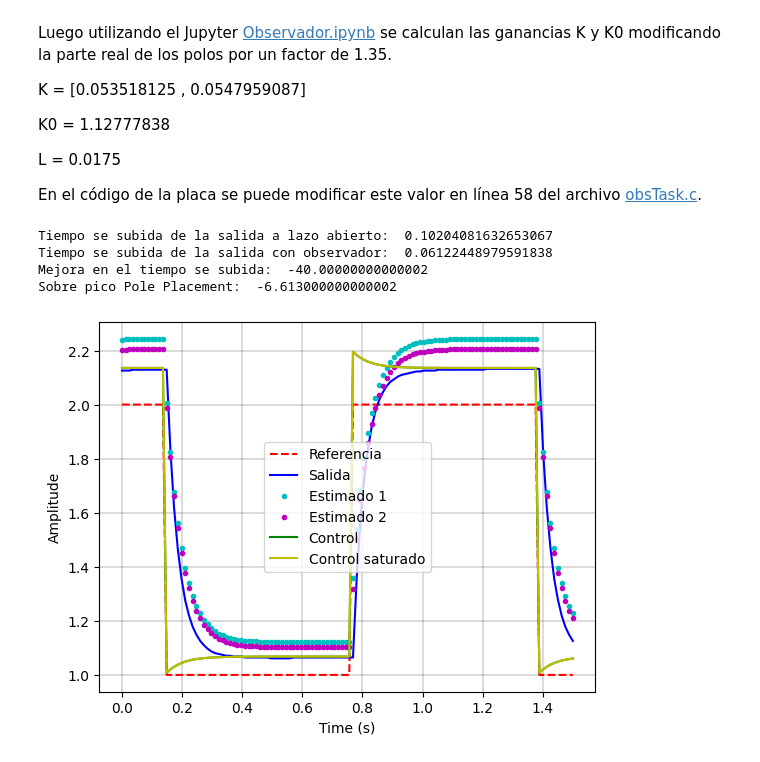
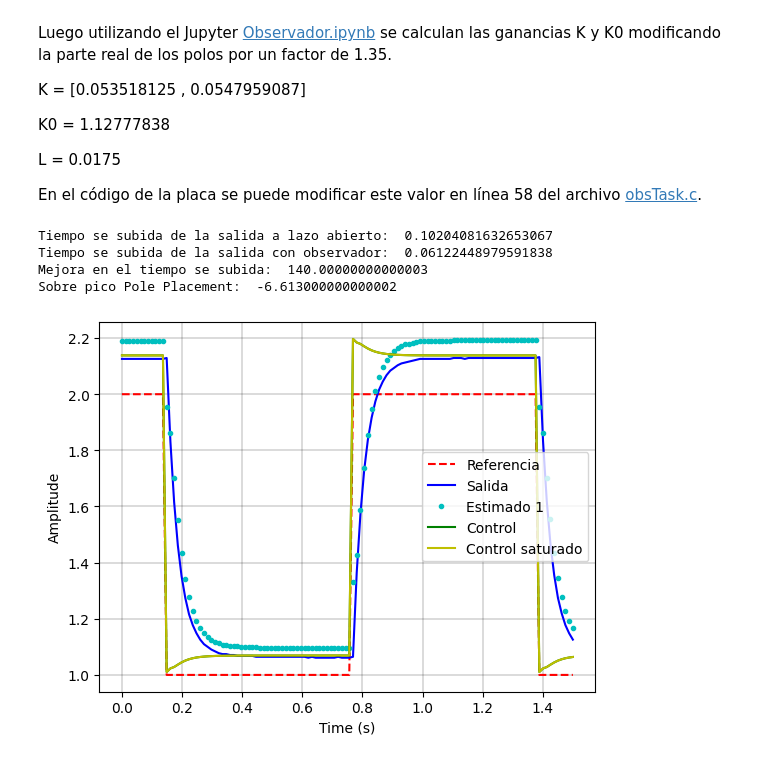
Before and after one commit to SaEsteva/CD, a Jupyter notebook: TP_Esteva.ipynb, the cells around one changed output. Saved outputs shown, nothing was run; the diff lists cells and outputs as text; code cells hidden in the pictures.

Commit message:
Mejora
Mejora de enunciado

```diff
--- a/TP_Esteva.ipynb
+++ b/TP_Esteva.ipynb
@@ -257,7 +270,7 @@ trise = np.linspace(0, 1, len(yrise))
 rTime_cl = calculaterisetime( yrise, trise,1.1,1.8)
 print("Tiempo se subida de la salida a lazo abierto: ",rTime_ol)
 print("Tiempo se subida de la salida con control PID: ",rTime_cl)
-time_dif = 100*(rTime_cl-rTime_ol)/rTime_ol
+time_dif = 100*(1-(rTime_cl-rTime_ol)/rTime_ol)
 print("Mejora en el tiempo se subida: ",time_dif)
 
 Pico = 100*(2.0-np.max(y))/2.0
@@ -337,7 +350,7 @@ trise_cl = np.linspace(0, 1, len(yrise_cl))
 rTime_cl = calculaterisetime( yrise_cl, trise_cl,1.1,1.8)
 print("Tiempo se subida de la salida a lazo abierto: ",rTime_ol)
 print("Tiempo se subida de la salida con control Pole placement: ",rTime_cl)
-time_dif = 100*(rTime_cl-rTime_ol)/rTime_ol
+time_dif = 100*(1-(rTime_cl-rTime_ol)/rTime_ol)
 print("Mejora en el tiempo se subida: ",time_dif)
 
 Pico = 100*(2.0-np.max(y))/2.0
@@ -385,7 +398,7 @@ yrise_cl = y[Init:Fin]
 trise_cl = np.linspace(0, 1, len(yrise_cl))
 rTime_cl = calculaterisetime( yrise_cl, trise_cl,1.1,1.8)
 print("Tiempo se subida de la salida con control Pole placement: ",rTime_cl)
-time_dif = 100*(rTime_cl-rTime_ol)/rTime_ol
+time_dif = 100*(1-(rTime_cl-rTime_ol)/rTime_ol)
 print("Mejora en el tiempo se subida: ",time_dif)
 Pico = 100*(2.0-np.max(y))/2.0
 print("Sobre pico LQR: ",Pico)
@@ -451,41 +464,41 @@ L = 0.0175
 En el código de la placa se puede modificar este valor en línea 58 del archivo [obsTask.c](observador_rtos/src/obsTask.c).
 # %%
 r = [ 2.00000,2.00000,2.00000,2.00000,2.00000,2.00000,2.00000,2.00000,2.00000,2.00000,2.00000,2.00000,1.00000,1.00000,1.00000,1.00000,1.00000,1.00000,1.00000,1.00000,1.00000,1.00000,1.00000,1.00000,1.00000,1.00000,1.00000,1.00000,1.00000,1.00000,1.00000,1.00000,1.00000,1.00000,1.00000,1.00000,1.00000,1.00000,1.00000,1.00000,1.00000,1.00000,1.00000,1.00000,1.00000,1.00000,1.00000,1.00000,1.00000,1.00000,1.00000,1.00000,1.00000,1.00000,1.00000,1.00000,1.00000,1.00000,1.00000,1.00000,1.00000,1.00000,2.00000,2.00000,2.00000,2.00000,2.00000,2.00000,2.00000,2.00000,2.00000,2.00000,2.00000,2.00000,2.00000,2.00000,2.00000,2.00000,2.00000,2.00000,2.00000,2.00000,2.00000,2.00000,2.00000,2.00000,2.00000,2.00000,2.00000,2.00000,2.00000,2.00000,2.00000,2.00000,2.00000,2.00000,2.00000,2.00000,2.00000,2.00000,2.00000,2.00000,2.00000,2.00000,2.00000,2.00000,2.00000,2.00000,2.00000,2.00000,2.00000,2.00000,1.00000,1.00000,1.00000,1.00000,1.00000,1.00000,1.00000,1.00000,1.00000,1.00000]
-y = [ 2.12581,2.12581,2.12581,2.12903,2.12903,2.12903,2.12903,2.12903,2.12903,2.12903,2.12903,2.12903,2.12903,1.83226,1.61613,1.46452,1.35484,1.27419,1.21935,1.17742,1.14839,1.12581,1.10968,1.09677,1.08710,1.08064,1.07742,1.07419,1.07097,1.07097,1.06774,1.06774,1.06774,1.06452,1.06452,1.06452,1.06452,1.06452,1.06452,1.06452,1.06129,1.06129,1.06129,1.06129,1.06129,1.06129,1.06452,1.06452,1.06452,1.06452,1.06452,1.06452,1.06452,1.06452,1.06452,1.06452,1.06452,1.06452,1.06452,1.06452,1.06452,1.06452,1.06452,1.36129,1.57419,1.72581,1.83548,1.91613,1.97419,2.01613,2.04516,2.06774,2.08387,2.09355,2.10323,2.10968,2.11290,2.11613,2.11935,2.12258,2.12258,2.12581,2.12581,2.12581,2.12581,2.12903,2.12903,2.12903,2.12903,2.12903,2.12903,2.12903,2.12903,2.12903,2.12903,2.12903,2.12903,2.12903,2.13226,2.13226,2.13226,2.13226,2.13226,2.13226,2.13226,2.13226,2.13226,2.13226,2.13226,2.13226,2.13226,2.13226,2.13226,1.83226,1.61935,1.46774,1.35484,1.27742,1.21935,1.17742,1.14839,1.12581]
-x1_hat = [ 2.24040,2.24085,2.24120,2.24152,2.24178,2.24198,2.24213,2.24225,2.24235,2.24242,2.24248,2.24252,2.00526,1.82355,1.67812,1.56215,1.46987,1.39656,1.33849,1.29250,1.25617,1.22746,1.20481,1.18694,1.17285,1.16175,1.15305,1.14622,1.14084,1.13664,1.13332,1.13073,1.12871,1.12708,1.12582,1.12483,1.12406,1.12346,1.12299,1.12262,1.12228,1.12202,1.12181,1.12165,1.12153,1.12143,1.12141,1.12139,1.12138,1.12137,1.12137,1.12136,1.12136,1.12135,1.12135,1.12135,1.12135,1.12134,1.12134,1.12134,1.12134,1.12134,1.35864,1.54037,1.68577,1.80171,1.89397,1.96726,2.02538,2.07140,2.10776,2.13649,2.15915,2.17698,2.19104,2.20211,2.21078,2.21760,2.22297,2.22721,2.23052,2.23315,2.23520,2.23679,2.23804,2.23906,2.23986,2.24048,2.24097,2.24135,2.24164,2.24187,2.24205,2.24219,2.24230,2.24238,2.24245,2.24250,2.24260,2.24267,2.24273,2.24278,2.24281,2.24284,2.24286,2.24288,2.24289,2.24290,2.24291,2.24291,2.24292,2.24292,2.00563,1.82384,1.67840,1.56242,1.47009,1.39679,1.33866,1.29264,1.25627,1.22754]
-x2_hat = [ 2.20330,2.20375,2.20410,2.20443,2.20468,2.20488,2.20504,2.20516,2.20525,2.20532,2.20538,2.20543,1.98863,1.80638,1.66066,1.54447,1.45201,1.37856,1.32037,1.27429,1.23789,1.20912,1.18643,1.16852,1.15440,1.14329,1.13457,1.12772,1.12233,1.11813,1.11480,1.11220,1.11018,1.10855,1.10728,1.10629,1.10551,1.10491,1.10444,1.10408,1.10374,1.10347,1.10327,1.10310,1.10298,1.10288,1.10286,1.10285,1.10283,1.10282,1.10282,1.10281,1.10281,1.10280,1.10280,1.10280,1.10280,1.10280,1.10280,1.10279,1.10279,1.10279,1.31963,1.50190,1.64758,1.76375,1.85618,1.92962,1.98785,2.03396,2.07040,2.09918,2.12189,2.13975,2.15384,2.16493,2.17363,2.18046,2.18584,2.19009,2.19340,2.19603,2.19808,2.19968,2.20093,2.20196,2.20276,2.20338,2.20387,2.20425,2.20454,2.20477,2.20495,2.20509,2.20520,2.20529,2.20535,2.20540,2.20550,2.20557,2.20563,2.20568,2.20572,2.20574,2.20576,2.20578,2.20579,2.20580,2.20581,2.20582,2.20582,2.20583,1.98900,1.80667,1.66094,1.54474,1.45223,1.37878,1.32054,1.27443,1.23799,1.20921]
-u = [ 2.13569,2.13565,2.13563,2.13561,2.13559,2.13558,2.13557,2.13556,2.13556,2.13555,2.13555,2.13554,1.00776,1.02046,1.03019,1.03797,1.04418,1.04911,1.05304,1.05615,1.05861,1.06055,1.06209,1.06330,1.06426,1.06501,1.06560,1.06607,1.06643,1.06672,1.06695,1.06713,1.06726,1.06737,1.06746,1.06753,1.06758,1.06762,1.06765,1.06768,1.06770,1.06772,1.06773,1.06774,1.06775,1.06776,1.06776,1.06776,1.06776,1.06776,1.06776,1.06777,1.06777,1.06777,1.06777,1.06777,1.06777,1.06777,1.06777,1.06777,1.06777,1.06777,2.19554,2.18284,2.17312,2.16534,2.15913,2.15420,2.15027,2.14716,2.14470,2.14275,2.14122,2.14000,2.13905,2.13830,2.13770,2.13724,2.13687,2.13659,2.13636,2.13618,2.13604,2.13593,2.13585,2.13578,2.13573,2.13568,2.13565,2.13562,2.13560,2.13559,2.13558,2.13557,2.13556,2.13555,2.13555,2.13555,2.13554,2.13554,2.13553,2.13553,2.13553,2.13553,2.13552,2.13552,2.13552,2.13552,2.13552,2.13552,2.13552,2.13552,1.00774,1.02044,1.03017,1.03795,1.04416,1.04910,1.05302,1.05614,1.05860,1.06054]
-uSat = [ 2.13569,2.13565,2.13563,2.13561,2.13559,2.13558,2.13557,2.13556,2.13556,2.13555,2.13555,2.13554,1.00776,1.02046,1.03019,1.03797,1.04418,1.04911,1.05304,1.05615,1.05861,1.06055,1.06209,1.06330,1.06426,1.06501,1.06560,1.06607,1.06643,1.06672,1.06695,1.06713,1.06726,1.06737,1.06746,1.06753,1.06758,1.06762,1.06765,1.06768,1.06770,1.06772,1.06773,1.06774,1.06775,1.06776,1.06776,1.06776,1.06776,1.06776,1.06776,1.06777,1.06777,1.06777,1.06777,1.06777,1.06777,1.06777,1.06777,1.06777,1.06777,1.06777,2.19554,2.18284,2.17312,2.16534,2.15913,2.15420,2.15027,2.14716,2.14470,2.14275,2.14122,2.14000,2.13905,2.13830,2.13770,2.13724,2.13687,2.13659,2.13636,2.13618,2.13604,2.13593,2.13585,2.13578,2.13573,2.13568,2.13565,2.13562,2.13560,2.13559,2.13558,2.13557,2.13556,2.13555,2.13555,2.13555,2.13554,2.13554,2.13553,2.13553,2.13553,2.13553,2.13552,2.13552,2.13552,2.13552,2.13552,2.13552,2.13552,2.13552,1.00774,1.02044,1.03017,1.03795,1.04416,1.04910,1.05302,1.05614,1.05860,1.06054]
+y = [ 2.12581,2.12581,2.12581,2.12581,2.12581,2.12581,2.12581,2.12581,2.12581,2.12581,2.12581,2.12581,2.12903,1.83226,1.61613,1.46129,1.35161,1.27419,1.21613,1.17742,1.14839,1.12581,1.10968,1.10000,1.09032,1.08387,1.07742,1.07419,1.07419,1.07097,1.07097,1.06774,1.06774,1.06774,1.06774,1.06774,1.06452,1.06452,1.06452,1.06452,1.06452,1.06452,1.06452,1.06452,1.06452,1.06452,1.06452,1.06452,1.06452,1.06452,1.06129,1.06452,1.06129,1.06129,1.06129,1.06129,1.06129,1.06129,1.06452,1.06129,1.06129,1.06129,1.06452,1.36452,1.57419,1.72903,1.83871,1.91613,1.97419,2.01613,2.04516,2.06774,2.08387,2.09355,2.10323,2.10968,2.11290,2.11613,2.11935,2.12258,2.12581,2.12581,2.12581,2.12581,2.12581,2.12581,2.12581,2.12581,2.12581,2.12903,2.12903,2.12903,2.12581,2.12903,2.12903,2.12903,2.12903,2.12903,2.12903,2.12903,2.12903,2.12903,2.12903,2.12903,2.12903,2.12903,2.12903,2.12903,2.12903,2.12903,2.12903,2.12903,2.13226,1.83226,1.61935,1.46452,1.35484,1.27419,1.21935,1.17742,1.14839,1.12581]
+x1_hat = [ 2.19068,2.19106,2.19120,2.19126,2.19128,2.19129,2.19129,2.19129,2.19129,2.19129,2.19129,2.19129,1.95405,1.86020,1.70234,1.55349,1.43332,1.34262,1.27631,1.22732,1.19278,1.16770,1.14889,1.13516,1.12591,1.11843,1.11291,1.10818,1.10510,1.10388,1.10213,1.10141,1.09985,1.09925,1.09903,1.09895,1.09886,1.09753,1.09703,1.09684,1.09677,1.09674,1.09673,1.09673,1.09673,1.09673,1.09673,1.09673,1.09673,1.09673,1.09667,1.09542,1.09618,1.09517,1.09479,1.09465,1.09460,1.09458,1.09462,1.09587,1.09506,1.09475,1.33199,1.42847,1.58850,1.73560,1.85510,1.94555,2.01176,2.06078,2.09662,2.12219,2.14118,2.15499,2.16425,2.17174,2.17722,2.18063,2.18327,2.18562,2.18785,2.18999,2.19080,2.19110,2.19122,2.19126,2.19128,2.19129,2.19129,2.19135,2.19266,2.19315,2.19328,2.19210,2.19294,2.19326,2.19338,2.19343,2.19345,2.19345,2.19345,2.19346,2.19346,2.19346,2.19346,2.19346,2.19346,2.19346,2.19346,2.19346,2.19346,2.19346,1.95621,1.86231,1.70320,1.55516,1.43530,1.34466,1.27714,1.22892,1.19339,1.16793]
+# x2_hat = [ 2.12581,2.12581,2.12581,2.12581,2.12581,2.12581,2.12581,2.12581,2.12581,2.12581,2.12581,2.12581,2.12903,1.83226,1.61613,1.46129,1.35161,1.27419,1.21613,1.17742,1.14839,1.12581,1.10968,1.10000,1.09032,1.08387,1.07742,1.07419,1.07419,1.07097,1.07097,1.06774,1.06774,1.06774,1.06774,1.06774,1.06452,1.06452,1.06452,1.06452,1.06452,1.06452,1.06452,1.06452,1.06452,1.06452,1.06452,1.06452,1.06452,1.06452,1.06129,1.06452,1.06129,1.06129,1.06129,1.06129,1.06129,1.06129,1.06452,1.06129,1.06129,1.06129,1.06452,1.36452,1.57419,1.72903,1.83871,1.91613,1.97419,2.01613,2.04516,2.06774,2.08387,2.09355,2.10323,2.10968,2.11290,2.11613,2.11935,2.12258,2.12581,2.12581,2.12581,2.12581,2.12581,2.12581,2.12581,2.12581,2.12581,2.12903,2.12903,2.12903,2.12581,2.12903,2.12903,2.12903,2.12903,2.12903,2.12903,2.12903,2.12903,2.12903,2.12903,2.12903,2.12903,2.12903,2.12903,2.12903,2.12903,2.12903,2.12903,2.12903,2.13226,1.83226,1.61935,1.46452,1.35484,1.27419,1.21935,1.17742,1.14839,1.12581]
+u = [ 2.13837,2.13832,2.13830,2.13829,2.13828,2.13828,2.13828,2.13828,2.13828,2.13828,2.13828,2.13828,1.01050,1.02320,1.02822,1.03667,1.04464,1.05107,1.05592,1.05947,1.06209,1.06394,1.06529,1.06629,1.06703,1.06752,1.06792,1.06822,1.06847,1.06864,1.06870,1.06879,1.06883,1.06892,1.06895,1.06896,1.06896,1.06897,1.06904,1.06907,1.06908,1.06908,1.06908,1.06908,1.06908,1.06908,1.06908,1.06908,1.06908,1.06908,1.06908,1.06909,1.06915,1.06911,1.06917,1.06919,1.06919,1.06920,1.06920,1.06920,1.06913,1.06917,2.19697,2.18427,2.17911,2.17054,2.16267,2.15628,2.15143,2.14789,2.14527,2.14335,2.14198,2.14096,2.14023,2.13973,2.13933,2.13904,2.13885,2.13871,2.13859,2.13847,2.13835,2.13831,2.13829,2.13829,2.13828,2.13828,2.13828,2.13828,2.13828,2.13821,2.13818,2.13818,2.13824,2.13819,2.13818,2.13817,2.13817,2.13817,2.13817,2.13817,2.13817,2.13817,2.13817,2.13817,2.13817,2.13817,2.13817,2.13817,2.13817,2.13817,1.01039,1.02309,1.02811,1.03663,1.04455,1.05096,1.05581,1.05943,1.06201,1.06391]
+uSat = [ 2.13837,2.13832,2.13830,2.13829,2.13828,2.13828,2.13828,2.13828,2.13828,2.13828,2.13828,2.13828,1.01050,1.02320,1.02822,1.03667,1.04464,1.05107,1.05592,1.05947,1.06209,1.06394,1.06529,1.06629,1.06703,1.06752,1.06792,1.06822,1.06847,1.06864,1.06870,1.06879,1.06883,1.06892,1.06895,1.06896,1.06896,1.06897,1.06904,1.06907,1.06908,1.06908,1.06908,1.06908,1.06908,1.06908,1.06908,1.06908,1.06908,1.06908,1.06908,1.06909,1.06915,1.06911,1.06917,1.06919,1.06919,1.06920,1.06920,1.06920,1.06913,1.06917,2.19697,2.18427,2.17911,2.17054,2.16267,2.15628,2.15143,2.14789,2.14527,2.14335,2.14198,2.14096,2.14023,2.13973,2.13933,2.13904,2.13885,2.13871,2.13859,2.13847,2.13835,2.13831,2.13829,2.13829,2.13828,2.13828,2.13828,2.13828,2.13828,2.13821,2.13818,2.13818,2.13824,2.13819,2.13818,2.13817,2.13817,2.13817,2.13817,2.13817,2.13817,2.13817,2.13817,2.13817,2.13817,2.13817,2.13817,2.13817,2.13817,2.13817,1.01039,1.02309,1.02811,1.03663,1.04455,1.05096,1.05581,1.05943,1.06201,1.06391]
 
 t = np.linspace(0, 1.5, len(r))
 Init = 52
 Fin = 102
 yrise_cl = y[Init:Fin]
 trise_cl = np.linspace(0, 1, len(yrise_cl))
 rTime_cl = calculaterisetime( yrise_cl, trise_cl,1.1,1.8)
 print("Tiempo se subida de la salida a lazo abierto: ",rTime_ol)
 print("Tiempo se subida de la salida con observador: ",rTime_cl)
-time_dif = 100*(rTime_cl-rTime_ol)/rTime_ol
+time_dif = 100*(1-(rTime_cl-rTime_ol)/rTime_ol)
 print("Mejora en el tiempo se subida: ",time_dif)
 
 Pico = 100*(2.0-np.max(y))/2.0
 print("Sobre pico Pole Placement: ",Pico)
 # Plot the results
 plt.grid(color='k', linestyle='-', linewidth=0.2)
 plt.plot(t, r, 'r--', label='Referencia')
 plt.plot(t, y, 'b-', label='Salida')
 plt.plot(t, x1_hat, 'c.', label='Estimado 1')
-plt.plot(t, x2_hat, 'm.', label='Estimado 2')
+# plt.plot(t, x2_hat, 'm.', label='Estimado 2')
 plt.plot(t, u, 'g-', label='Control')
 plt.plot(t, uSat, 'y-', label='Control saturado')
 plt.legend(loc='best')
 plt.xlabel('Time (s)')
 plt.ylabel('Amplitude')
 
 plt.show()
 # %% [output]
 Tiempo se subida de la salida a lazo abierto:  0.10204081632653067
 Tiempo se subida de la salida con observador:  0.06122448979591838
-Mejora en el tiempo se subida:  -40.00000000000002
+Mejora en el tiempo se subida:  140.00000000000003
 Sobre pico Pole Placement:  -6.613000000000002
-[figure, old version]
+[figure, new version]
```
Also changed, not shown: parts of 5 cells of this notebook, 1 other file.
